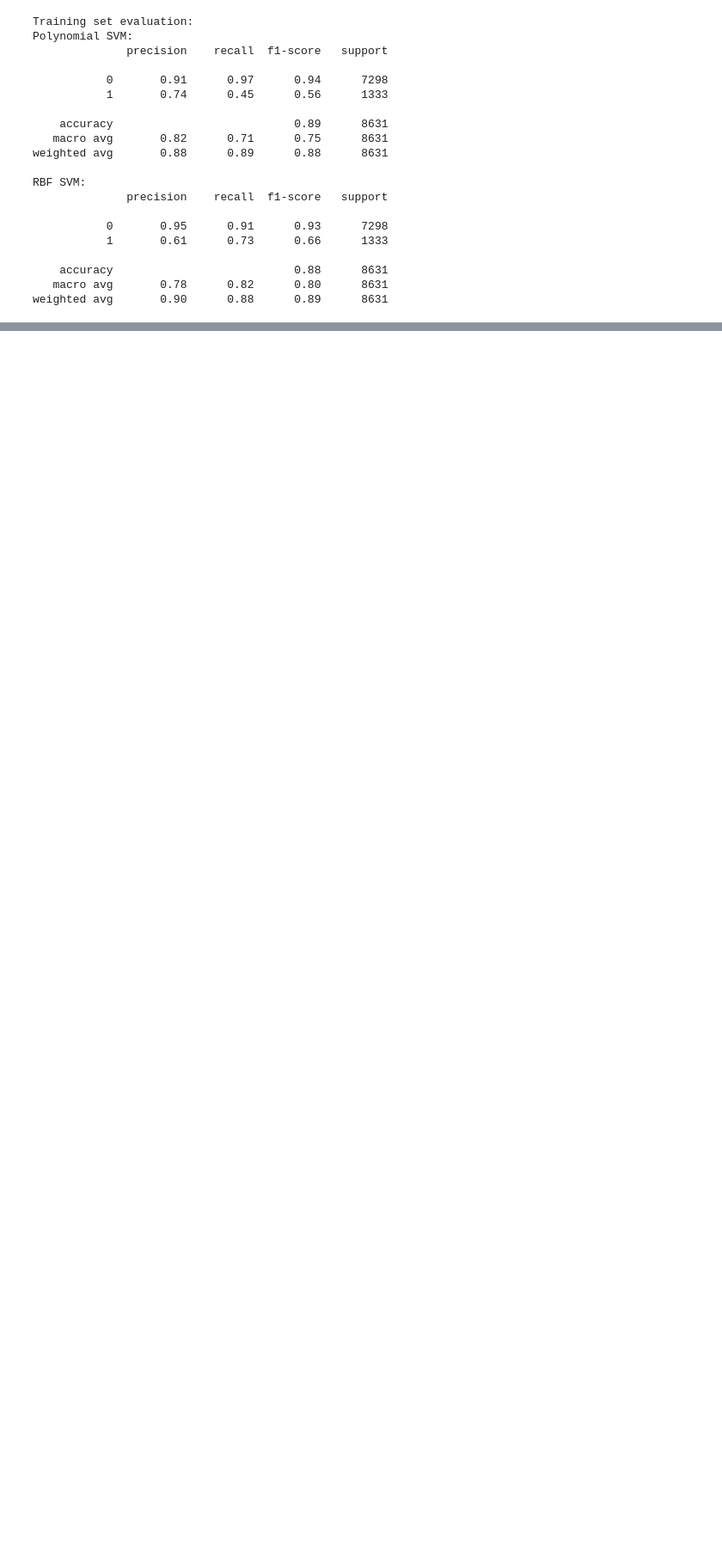
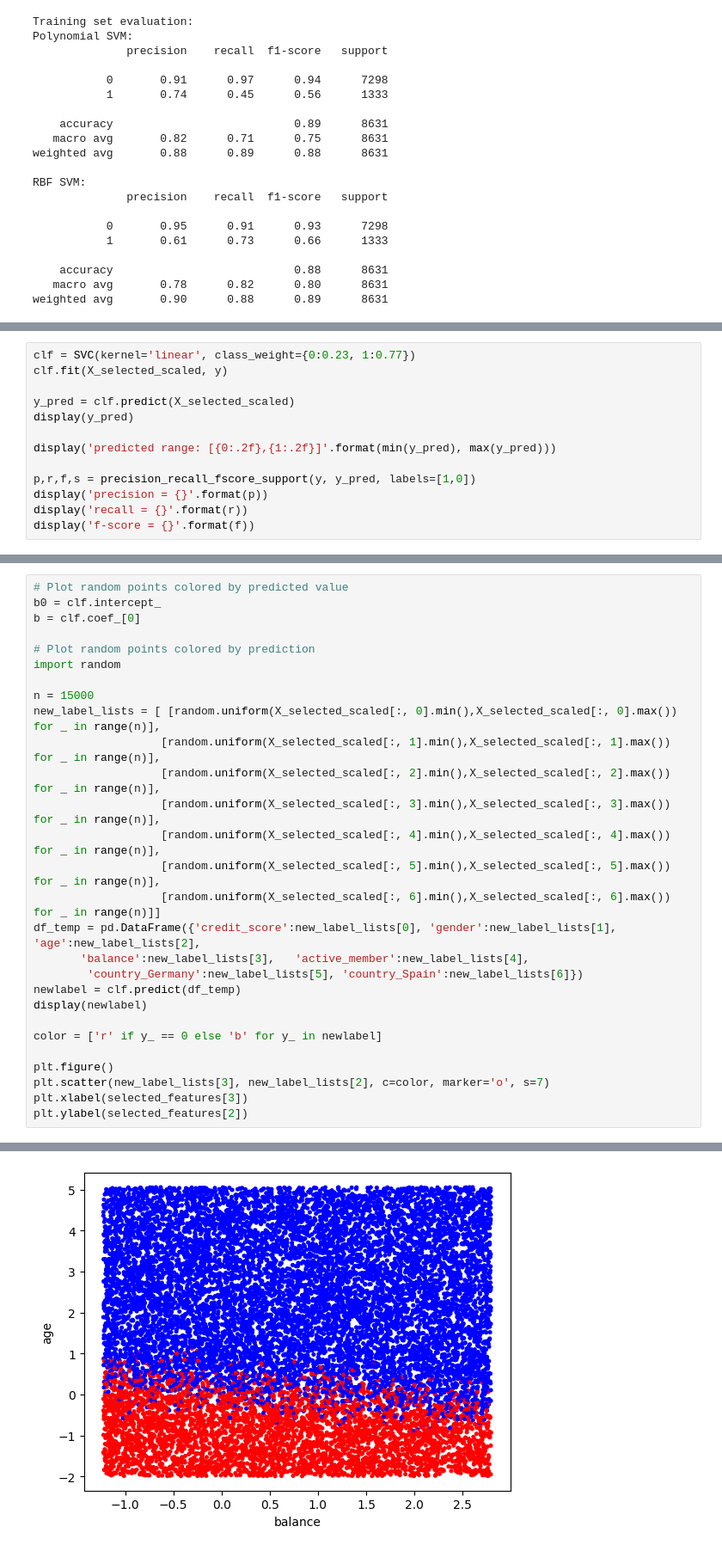
Before and after one commit to Tyler-Johnston/Customer-Behavior-Analysis, a Jupyter notebook: assignment7.ipynb, the cells around one changed output, grey strips where cells are left out. Shown at 86% size. Drawn from its saved outputs; the diff is of its cells as text; blank space fills up the shorter version.

```diff
--- a/assignment7.ipynb
+++ b/assignment7.ipynb
@@ -302,0 +545,13 @@ weighted avg       0.90      0.88      0.89      8631
+# %%
+clf = SVC(kernel='linear', class_weight={0:0.23, 1:0.77})
+clf.fit(X_selected_scaled, y)
+
+y_pred = clf.predict(X_selected_scaled)
+display(y_pred)
+
+display('predicted range: [{0:.2f},{1:.2f}]'.format(min(y_pred), max(y_pred)))
+
+p,r,f,s = precision_recall_fscore_support(y, y_pred, labels=[1,0])
+display('precision = {}'.format(p))
+display('recall = {}'.format(r))
+display('f-score = {}'.format(f))
@@ -302,0 +564,29 @@ weighted avg       0.90      0.88      0.89      8631
+# %%
+# Plot random points colored by predicted value
+b0 = clf.intercept_
+b = clf.coef_[0]
+
+# Plot random points colored by prediction
+import random
+
+n = 15000
+new_label_lists = [ [random.uniform(X_selected_scaled[:, 0].min(),X_selected_scaled[:, 0].max())  for _ in range(n)],
+                   [random.uniform(X_selected_scaled[:, 1].min(),X_selected_scaled[:, 1].max())  for _ in range(n)],
+                   [random.uniform(X_selected_scaled[:, 2].min(),X_selected_scaled[:, 2].max())  for _ in range(n)],
+                   [random.uniform(X_selected_scaled[:, 3].min(),X_selected_scaled[:, 3].max())  for _ in range(n)],
+                   [random.uniform(X_selected_scaled[:, 4].min(),X_selected_scaled[:, 4].max())  for _ in range(n)],
+                   [random.uniform(X_selected_scaled[:, 5].min(),X_selected_scaled[:, 5].max())  for _ in range(n)],
+                   [random.uniform(X_selected_scaled[:, 6].min(),X_selected_scaled[:, 6].max())  for _ in range(n)]]
+df_temp = pd.DataFrame({'credit_score':new_label_lists[0], 'gender':new_label_lists[1], 'age':new_label_lists[2],
+       'balance':new_label_lists[3],   'active_member':new_label_lists[4],
+        'country_Germany':new_label_lists[5], 'country_Spain':new_label_lists[6]})
+newlabel = clf.predict(df_temp)
+display(newlabel)
+
+color = ['r' if y_ == 0 else 'b' for y_ in newlabel]
+
+plt.figure()
+plt.scatter(new_label_lists[3], new_label_lists[2], c=color, marker='o', s=7)
+plt.xlabel(selected_features[3])
+plt.ylabel(selected_features[2])
+# %% [output]
@@ -302,0 +595 @@ weighted avg       0.90      0.88      0.89      8631
+[figure, added]
```
Also changed, not shown: parts of 26 cells of this notebook, 1 other file.
